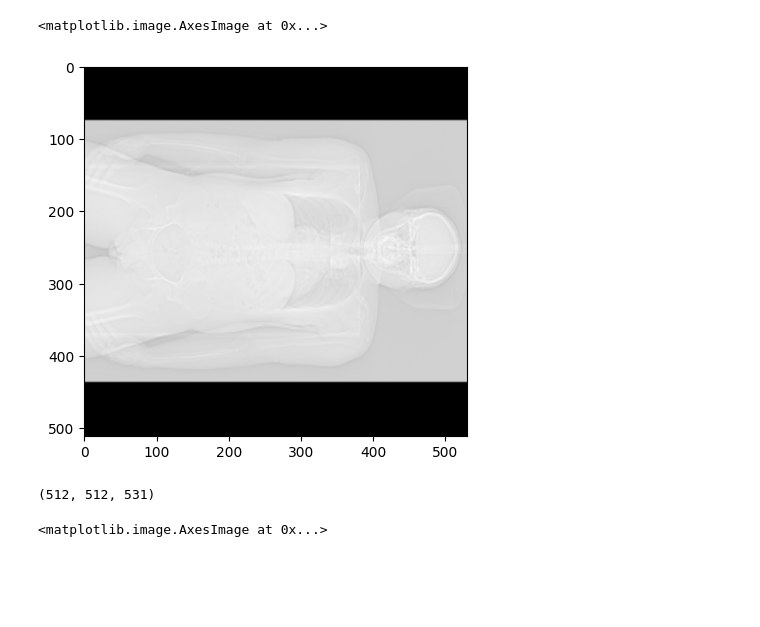
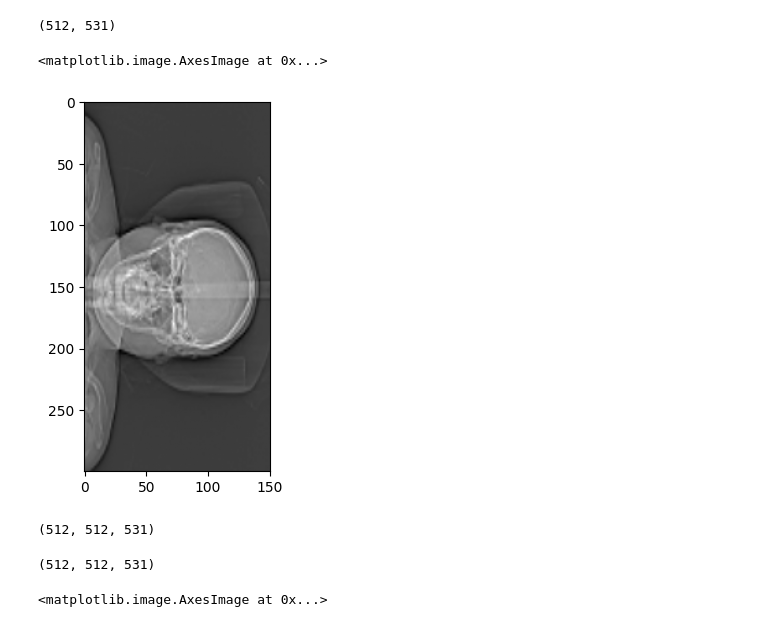
Before and after one commit to charlotteesavage/challenge-codebase, a Jupyter notebook: viewing copy.ipynb, the cells around one changed output. Saved outputs shown, nothing was run; the diff lists cells and outputs as text; code cells hidden in the pictures; blank space fills up the shorter version.

```diff
--- a/viewing copy.ipynb
+++ b/viewing copy.ipynb
@@ -11,13 +11,17 @@ from src.evaluation.metrics import (
     compute_whole_body_mu_mae,
 )
 # %%
-filepath= "data/sub-008/ct-label/organ_seg.nii.gz"
-img = nib.load(filepath)
-data = img.get_fdata()
+filepath= "data/sub-000/ct-label/organ_seg.nii.gz"
+img_organ_seg = nib.load(filepath)
+data_organ_seg = img_organ_seg.get_fdata()
 # %%
 filepath_pet= "data/sub-000/features/nacpet.nii.gz"
 img_pet = nib.load(filepath_pet)
 data_pet = img_pet.get_fdata()
+# %%
+filepath_mri = "data/sub-000/features/mri_combined_in_phase.nii.gz"
+img_mri = nib.load(filepath_mri)
+data_mri = img_mri.get_fdata()
 # %%
 filepath_topo = "data/sub-000/features/topogram.nii.gz"
 img_topo = nib.load(filepath_topo)
@@ -25,16 +29,24 @@ data_topo = img_topo.get_fdata()
 # %%
 red_topo = np.squeeze(data_topo, axis=1)
 squeezed_topo= data_topo.squeeze(axis=1)
+red_topo.shape
+# %% [output]
+(512, 531)
 # %%
-plt.imshow(red_topo, cmap="gray")
+plt.imshow(squeezed_topo[100:400, 380:], cmap="gray")
+# plt.imshow(squeezed_topo[:, :], cmap="gray")
 # plt.imshow(data[250,:,:]==90, cmap="gray")
 # plt.show()
 # %% [output]
 <matplotlib.image.AxesImage at 0x...>
-[figure, old version]
+[figure, new version]
 # %%
 data_pet.shape
 # slice_index=data_pet.shape[2]//2
 # %% [output]
 (512, 512, 531)
+# %%
+data_organ_seg.shape
+# %% [output]
+(512, 512, 531)
 # %%
```
Also changed, not shown: parts of 12 cells of this notebook.
